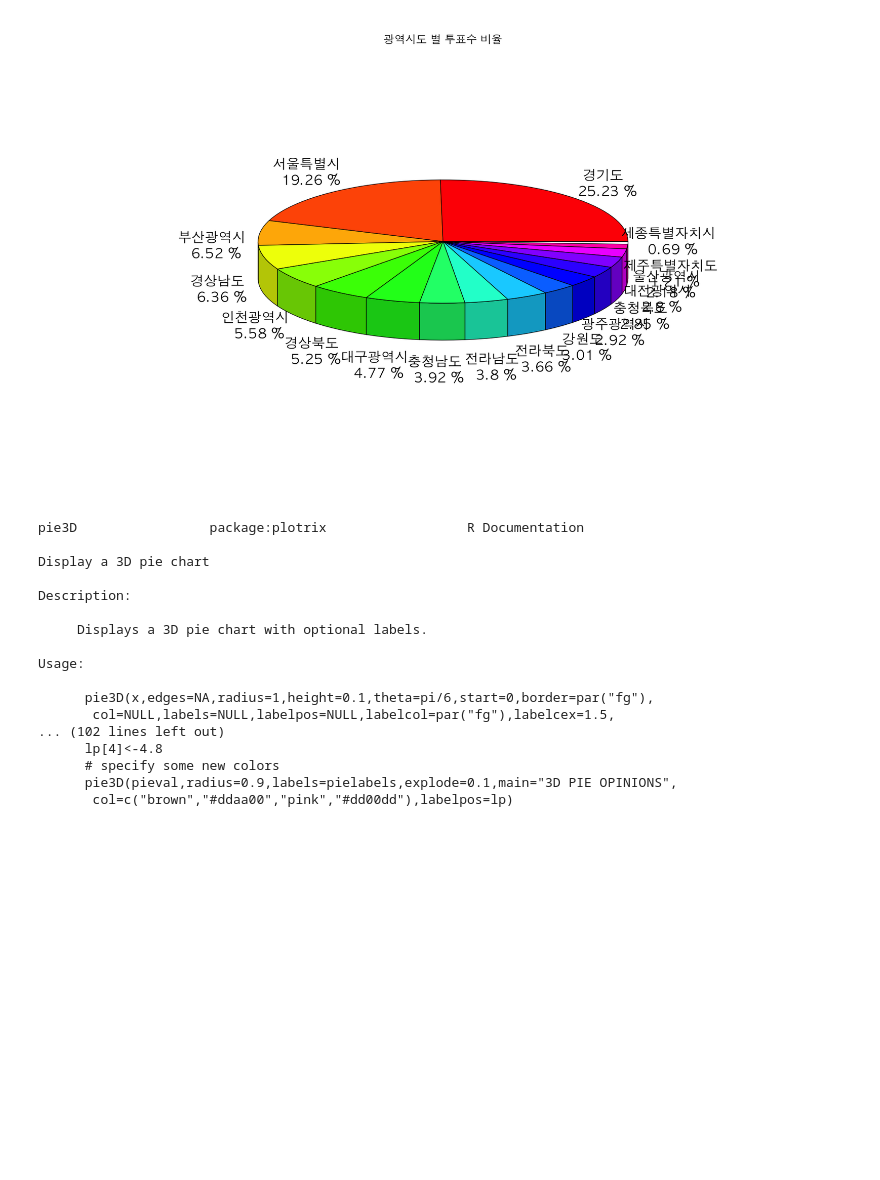
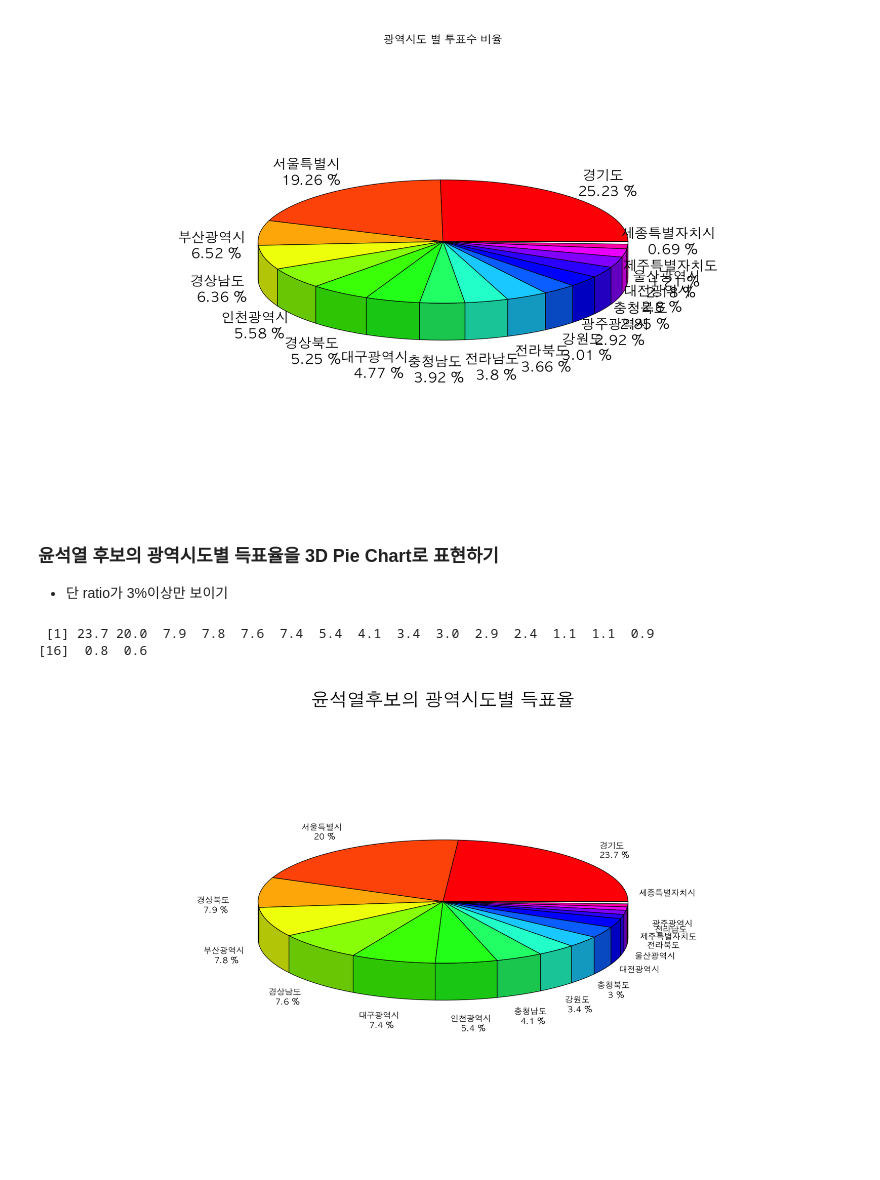
Before and after one commit to nnmmnn15/R_Practice, a Jupyter notebook: R_Programming/Note/10.대선자료 시각화_20대.ipynb, the cells around one changed output. Cells and saved outputs as stored; diff of their text form; code cells hidden in the pictures; blank space fills up the shorter version.

```diff
--- a/R_Programming/Note/10.대선자료 시각화_20대.ipynb
+++ b/R_Programming/Note/10.대선자료 시각화_20대.ipynb
@@ -148,23 +147,45 @@ pie3D(
 )
 # %% [output]
 [figure]
-# %%
-help(pie3D)
-# %% [output]
-pie3D                 package:plotrix                  R Documentation
-
-Display a 3D pie chart
-
-Description:
-
-     Displays a 3D pie chart with optional labels.
-
-Usage:
-
-      pie3D(x,edges=NA,radius=1,height=0.1,theta=pi/6,start=0,border=par("fg"),
-       col=NULL,labels=NULL,labelpos=NULL,labelcol=par("fg"),labelcex=1.5,
-... (102 lines left out)
-      lp[4]<-4.8
-      # specify some new colors
-      pie3D(pieval,radius=0.9,labels=pielabels,explode=0.1,main="3D PIE OPINIONS",
-       col=c("brown","#ddaa00","pink","#dd00dd"),labelpos=lp)
+# %% [markdown]
+### 윤석열 후보의 광역시도별 득표율을 3D Pie Chart로 표현하기
+- 단 ratio가 3%이상만 보이기
+# %%
+# head(election)
+# 윤석열 후보의 광역시별 총합 구하기
+# aggregate(윤석열 ~ 광역시도, election, sum)
+
+# 정렬 내림차순
+elec_yoon_ratio_desc <- arrange(aggregate(윤석열 ~ 광역시도, election, sum), desc(윤석열))
+
+# %(ratio) 구하기 -> 광역시도 별 윤석열 / 윤석열 총합
+round(elec_yoon_ratio_desc$윤석열 / sum(elec_yoon_ratio_desc$윤석열) * 100, 1)
+
+# 라벨 만들기
+label <- ifelse(round(elec_yoon_ratio_desc$윤석열 /
+    sum(elec_yoon_ratio_desc$윤석열) * 100, 1) >= 3,
+    paste(round(elec_yoon_ratio_desc$윤석열 / sum(elec_yoon_ratio_desc$윤석열) * 100, 1)
+    , "%"), ""
+)
+
+label <- paste(elec_yoon_ratio_desc$`광역시도`, "\n", label)
+
+# 차트
+elec_yoon_ratio <- round(elec_yoon_ratio_desc$윤석열 / sum(elec_yoon_ratio_desc$윤석열) * 100, 1)
+
+# elec_yoon_label <-
+# %% [output]
+ [1] 23.7 20.0  7.9  7.8  7.6  7.4  5.4  4.1  3.4  3.0  2.9  2.4  1.1  1.1  0.9
+[16]  0.8  0.6
+# %%
+par(bg = "white", family = "AppleGothic")
+
+pie3D(
+    round(ratio_yun$윤석열 / sum(ratio_yun$윤석열) * 100, 1),
+    labels = label,
+    main = "윤석열후보의 광역시도별 득표율",
+    cex.main = 2,
+    labelcex = .9
+)
+# %% [output]
+[figure, added]
```
Also changed, not shown: parts of 26 cells of this notebook, 4 other files.
